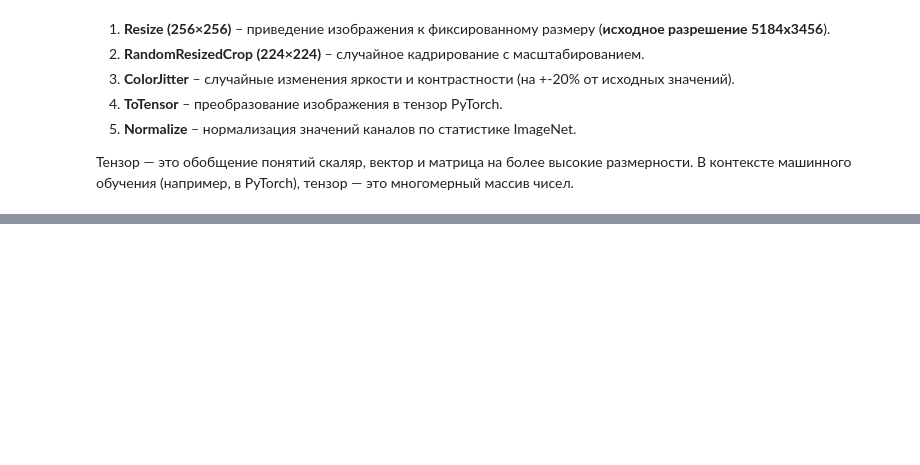
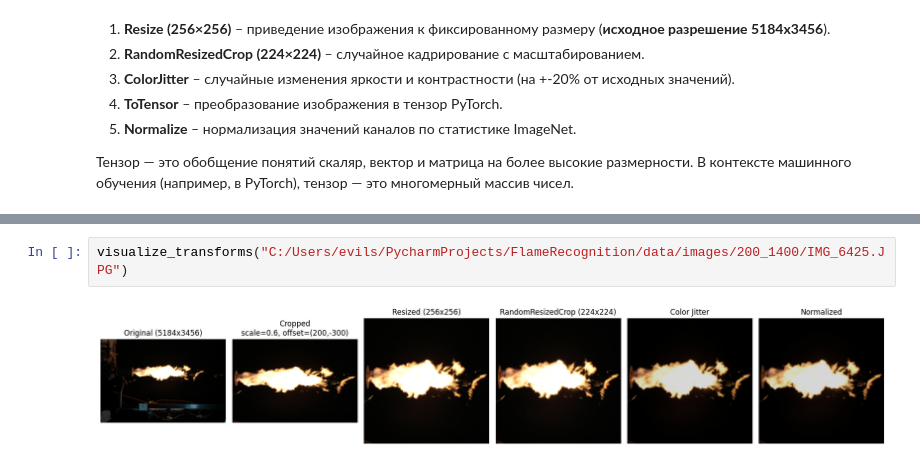
Before and after one commit to EvilSoboL/FlameRecognition, a Jupyter notebook: notebooks/Предобработка изображения.ipynb, the cells around one changed output, grey strips where cells are left out. Drawn from its saved outputs; the diff is of its cells as text; blank space fills up the shorter version.

```diff
--- a/notebooks/Предобработка изображения.ipynb
+++ b/notebooks/Предобработка изображения.ipynb
@@ -86,0 +108,4 @@ visualize_transforms("C:/Users/evils/PycharmProjects/FlameRecognition/data/image
+# %%
+visualize_transforms("C:/Users/evils/PycharmProjects/FlameRecognition/data/images/200_1400/IMG_6425.JPG")
+# %% [output]
+[figure, added]
```
Also changed, not shown: parts of 5 cells of this notebook, 1 other file.
